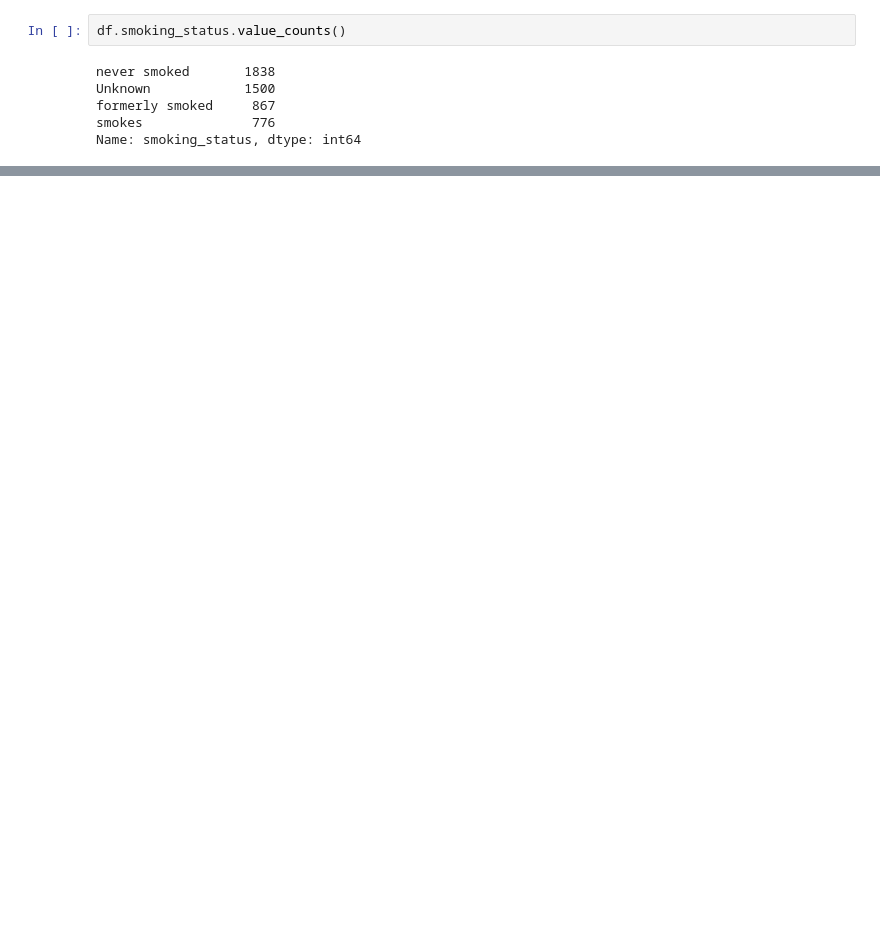
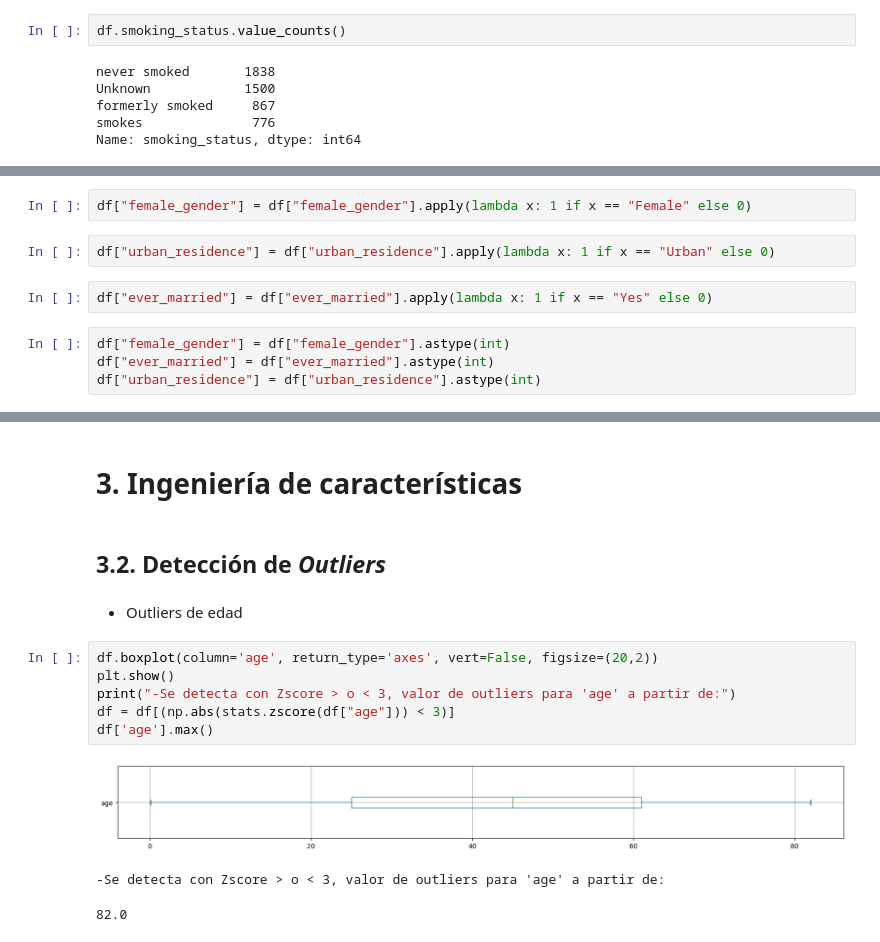
Before and after one commit to Factoria-F5-AI-Bootcamp-1-Edicion/Equipo_Rignon, a Jupyter notebook: Rignon.ipynb, the cells around one changed output, grey strips where cells are left out. Saved outputs shown, nothing was run; the diff lists cells and outputs as text; blank space fills up the shorter version.

Commit message:
Definimos la variables, pasamos a booleanas las columnas posibles, sacamos correlaciones de las variables numericas

```diff
--- a/Rignon.ipynb
+++ b/Rignon.ipynb
@@ -79,0 +174,10 @@ df.describe()
+# %%
+df["female_gender"] = df["female_gender"].apply(lambda x: 1 if x == "Female" else 0)
+# %%
+df["urban_residence"] = df["urban_residence"].apply(lambda x: 1 if x == "Urban" else 0)
+# %%
+df["ever_married"] = df["ever_married"].apply(lambda x: 1 if x == "Yes" else 0)
+# %%
+df["female_gender"] = df["female_gender"].astype(int)
+df["ever_married"] = df["ever_married"].astype(int)
+df["urban_residence"] = df["urban_residence"].astype(int)
@@ -79,0 +244,16 @@ df.describe()
+# %% [markdown]
+# 3. Ingeniería de características
+# %% [markdown]
+## 3.2. Detección de *Outliers*
+# %% [markdown]
+* Outliers de edad
+# %%
+df.boxplot(column='age', return_type='axes', vert=False, figsize=(20,2))
+plt.show()
+print("-Se detecta con Zscore > o < 3, valor de outliers para 'age' a partir de:")
+df = df[(np.abs(stats.zscore(df["age"])) < 3)]
+df['age'].max()
+# %% [output]
+[figure, added]
+-Se detecta con Zscore > o < 3, valor de outliers para 'age' a partir de:
+82.0
```
Also changed, not shown: parts of 36 cells of this notebook.
